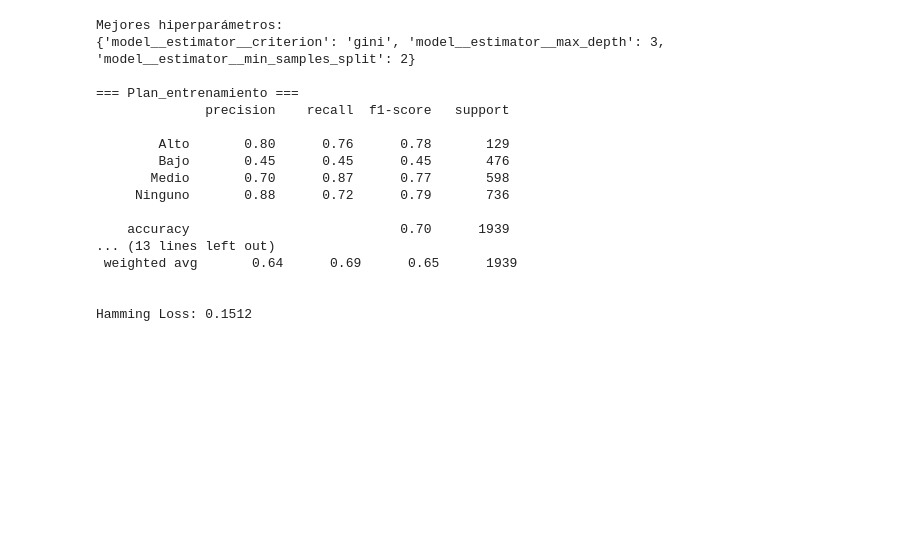
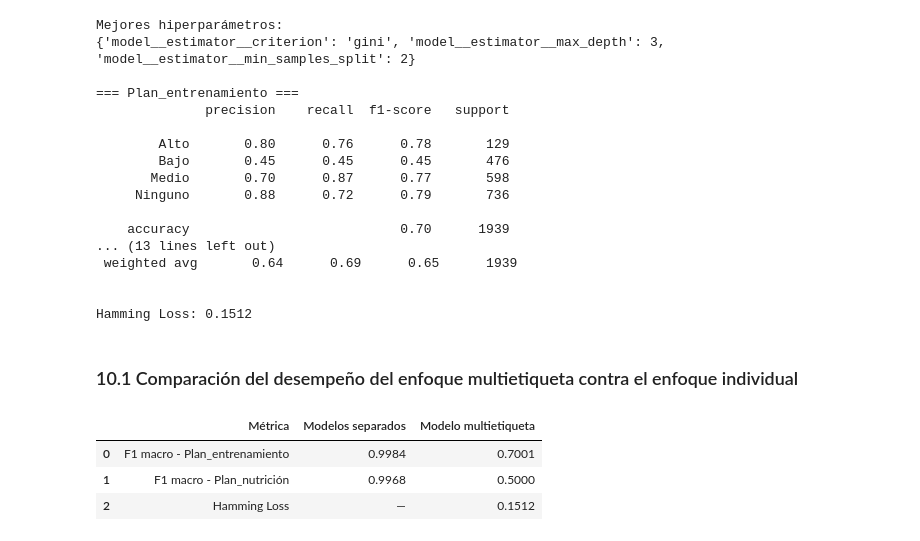
Before and after one commit to Dav1d10/MachineLearningLabs, a Jupyter notebook: Labs/Lab3.ipynb, the cells around one changed output. Cells and saved outputs as stored; diff of their text form; code cells hidden in the pictures; blank space fills up the shorter version.

```diff
--- a/Labs/Lab3.ipynb
+++ b/Labs/Lab3.ipynb
@@ -1740,3 +1748,30 @@ Mejores hiperparámetros:
 
 
 Hamming Loss: 0.1512
+# %% [markdown]
+### 10.1 Comparación del desempeño del enfoque multietiqueta contra el enfoque individual
+# %%
+tabla_bono = pd.DataFrame([
+    {
+        'Métrica': 'F1 macro - Plan_entrenamiento',
+        'Modelos separados': tree_entrenamiento['resultados']['F1 macro test'].values[0].round(4),
+        'Modelo multietiqueta': f1_score(y_test_multi['Plan_entrenamiento'], y_pred_multi[:, 0], average='macro', zero_division=0)
+    },
+    {
+        'Métrica': 'F1 macro - Plan_nutrición',
+        'Modelos separados': tree_nutricion['resultados']['F1 macro test'].values[0].round(4),
+        'Modelo multietiqueta': f1_score(y_test_multi['Plan_nutrición'], y_pred_multi[:, 1], average='macro', zero_division=0)
+    },
+    {
+        'Métrica': 'Hamming Loss',
+        'Modelos separados': '—',
+        'Modelo multietiqueta': round(hamming_loss(y_test_bin, y_pred_bin), 4)
+    }
+])
+
+display(tabla_bono.round({'Modelos separados': 4, 'Modelo multietiqueta': 4}))
+# %% [output]
+|  | Métrica | Modelos separados | Modelo multietiqueta |
+| 0 | F1 macro - Plan_entrenamiento | 0.9984 | 0.7001 |
+| 1 | F1 macro - Plan_nutrición | 0.9968 | 0.5000 |
+| 2 | Hamming Loss | — | 0.1512 |
```
Also changed, not shown: parts of 3 cells of this notebook.
